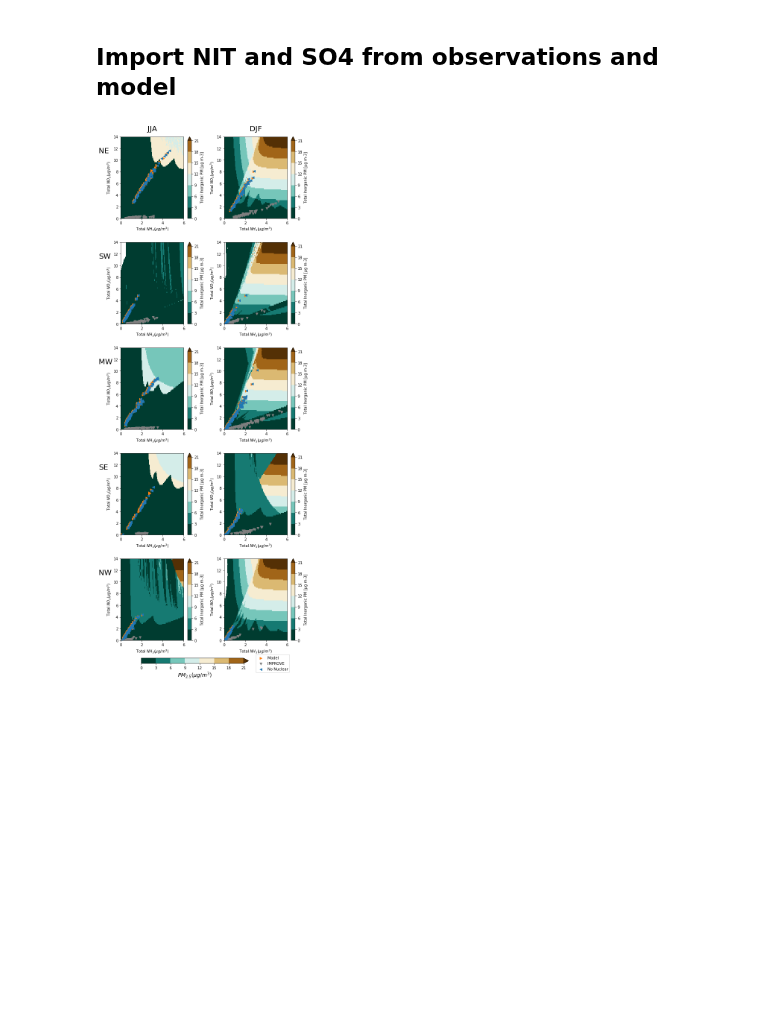
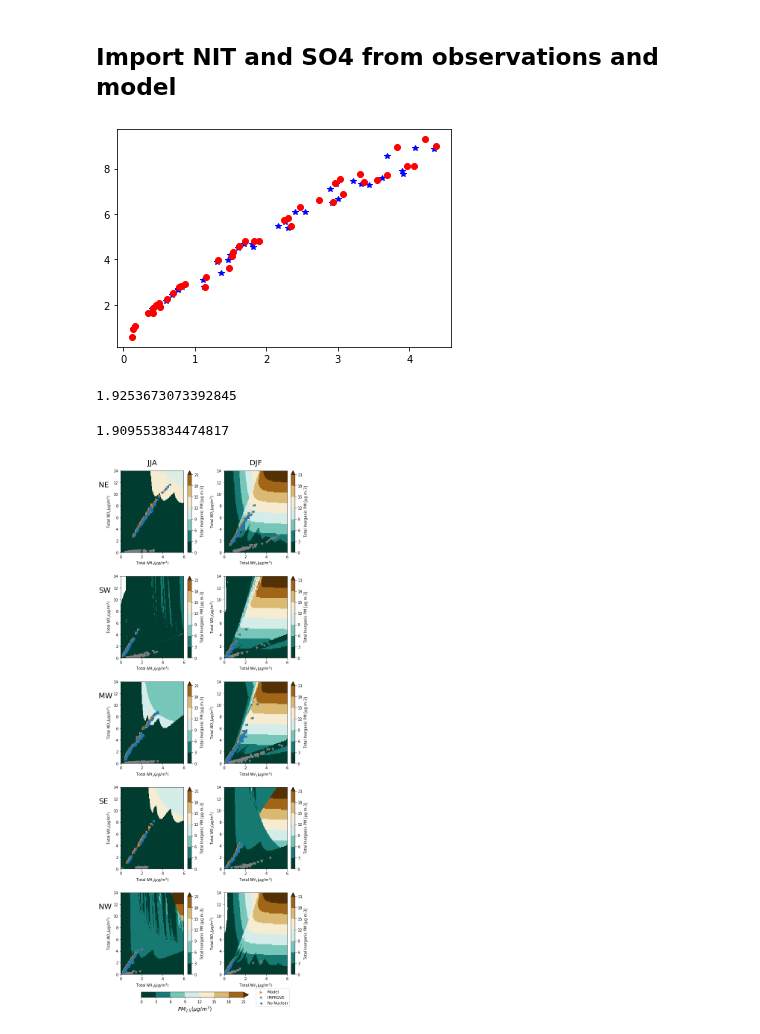
Before and after one commit to lfreese/us-ego, a Jupyter notebook: ego_nonuclear_project/grid-model_ISORROPIA_combinations.ipynb, the cells around one changed output. Saved outputs shown, nothing was run; the diff lists cells and outputs as text; code cells hidden in the pictures; blank space fills up the shorter version.

```diff
--- a/ego_nonuclear_project/grid-model_ISORROPIA_combinations.ipynb
+++ b/ego_nonuclear_project/grid-model_ISORROPIA_combinations.ipynb
@@ -269,2 +271,36 @@ for model in ['egrid','NEI','MODEL', 'nonuc']:
+# %%
+a = model_obs_df.loc[
+    (model_obs_df['species'] == 'PM25') & (model_obs_df['Region'] == 'SE_lat_lon') &
+    (model_obs_df['model'] == 'MODEL') & (model_obs_df['date'].dt.month.isin(season_dict['DJF']))]['Arithmetic Mean']
+
+
+b = model_obs_df.loc[
+    (model_obs_df['species'] == 'NIT') & (model_obs_df['Region'] == 'SE_lat_lon') &
+    (model_obs_df['model'] == 'MODEL') & (model_obs_df['date'].dt.month.isin(season_dict['DJF']))]['Arithmetic Mean']
+slope, intercept, r_value, p_value, std_err = stats.linregress(b,a)
+plt.plot(b,a, 'b*')
+
+a2 = model_obs_df.loc[
+    (model_obs_df['species'] == 'PM25') & (model_obs_df['Region'] == 'SE_lat_lon') &
+    (model_obs_df['model'] == 'nonuc') & (model_obs_df['date'].dt.month.isin(season_dict['DJF']))]['Arithmetic Mean']
+
+
+b2 = model_obs_df.loc[
+    (model_obs_df['species'] == 'NIT') & (model_obs_df['Region'] == 'SE_lat_lon') &
+    (model_obs_df['model'] == 'nonuc') & (model_obs_df['date'].dt.month.isin(season_dict['DJF']))]['Arithmetic Mean']
+
+plt.plot(b2,a2, 'ro')
+
+slope2, intercept2, r_value2, p_value2, std_err2 = stats.linregress(b2,a2)
+# %% [output]
+[figure, added]
+# %%
+slope2
+# %% [output]
+1.9253673073392845
+# %%
+slope
+# %% [output]
+1.909553834474817
 # %%
 plotting.isorropia_obs_model_plot(model_obs_df, ds_isorropia, vmin = 0, vmax = 24, spacing = 3)
```
Also changed, not shown: parts of 3 cells of this notebook, 6 other files.
